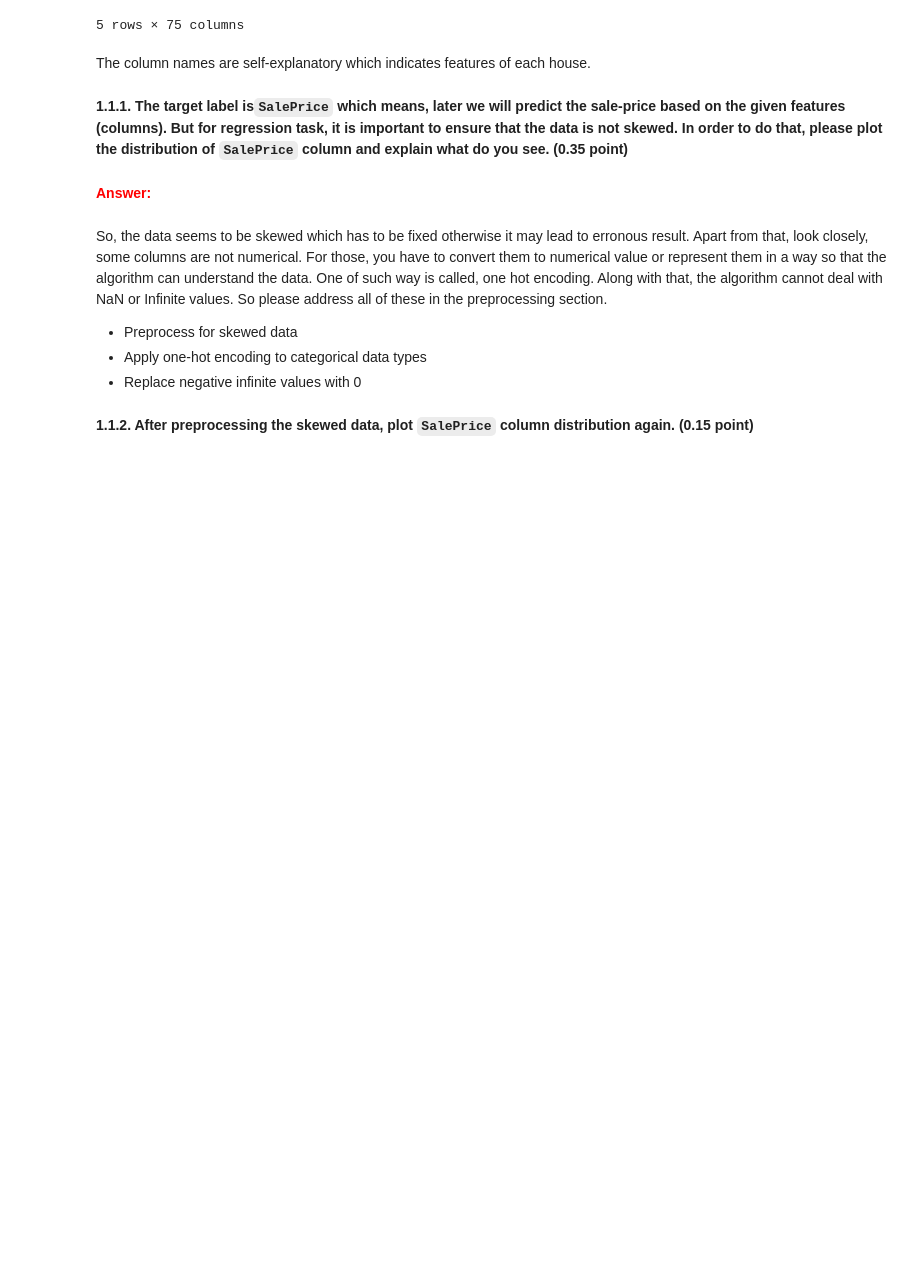
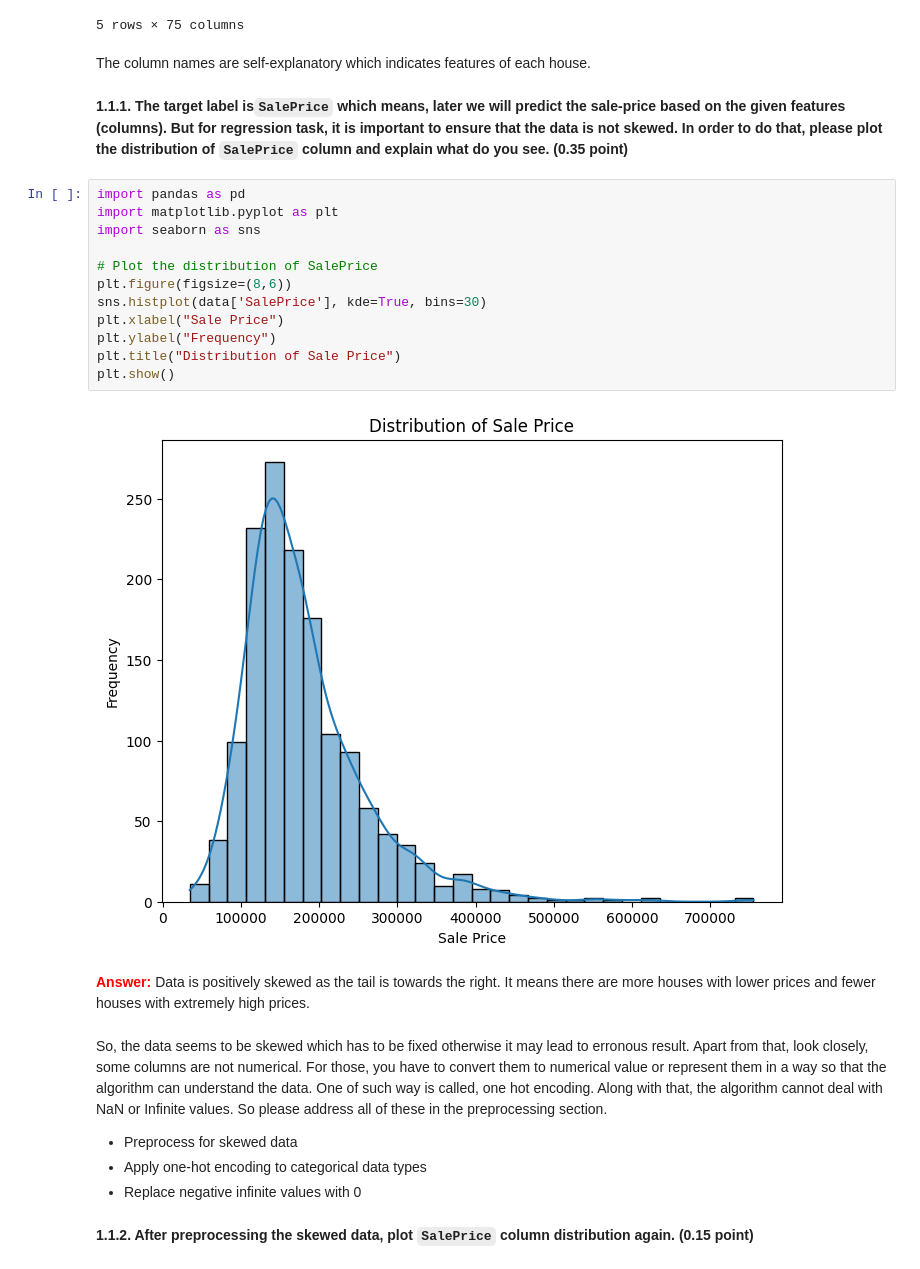
Before and after one commit to Sulaiman29/BDA_HW2, a Jupyter notebook: Copy_of_BDA2025Spring_HW2.ipynb, the cells around one changed output. Cells and saved outputs as stored; diff of their text form; blank space fills up the shorter version.

````diff
--- a/Copy_of_BDA2025Spring_HW2.ipynb
+++ b/Copy_of_BDA2025Spring_HW2.ipynb
@@ -74,8 +74,22 @@ data.head()
 The column names are self-explanatory which indicates features of each house.
 # %% [markdown]
 **1.1.1. The target label is```SalePrice``` which means, later we will predict the sale-price based on the given features (columns). But for regression task, it is important to ensure that the data is not skewed. In order to do that, please plot the distribution of ```SalePrice``` column and explain what do you see. (0.35 point)**
-# %% [markdown]
-**<font color='red'>Answer:</font>**
+# %%
+import pandas as pd
+import matplotlib.pyplot as plt
+import seaborn as sns
+
+# Plot the distribution of SalePrice
+plt.figure(figsize=(8,6))
+sns.histplot(data['SalePrice'], kde=True, bins=30)
+plt.xlabel("Sale Price")
+plt.ylabel("Frequency")
+plt.title("Distribution of Sale Price")
+plt.show()
+# %% [output]
+[figure, added]
+# %% [markdown]
+**<font color='red'>Answer:</font>** Data is positively skewed as the tail is towards the right. It means there are more houses with lower prices and fewer houses with extremely high prices.
 # %% [markdown]
 So, the data seems to be skewed which has to be fixed otherwise it may lead to erronous result.
 Apart from that, look closely, some columns are not numerical. For those, you have to convert them to numerical value or represent them in a way so that the algorithm can understand the data. One of such way is called, one hot encoding. Along with that, the algorithm cannot deal with NaN or Infinite values. So please address all of these in the preprocessing section.
````
Also changed, not shown: parts of 37 cells of this notebook.
